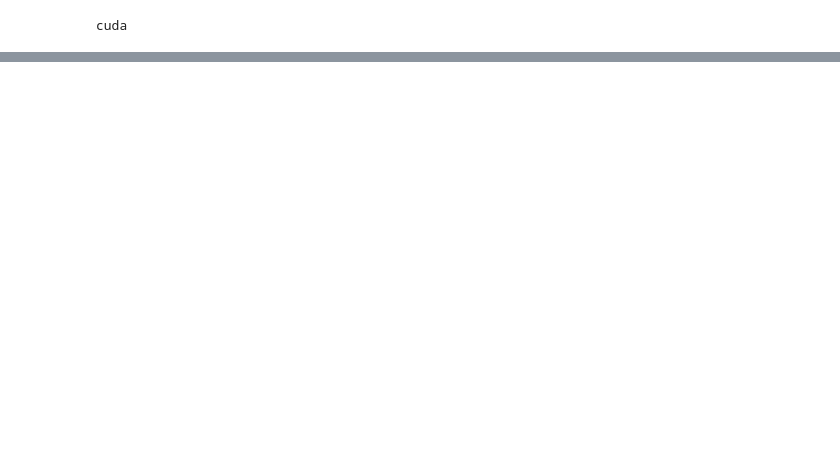
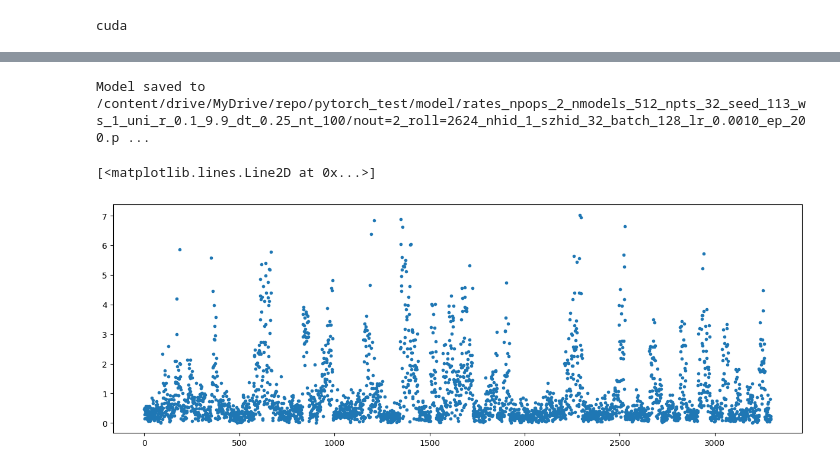
Before and after one commit to niknovikov19/pytorch-test, a Jupyter notebook: regres_rates_1.ipynb, the cells around one changed output, grey strips where cells are left out. Saved outputs shown, nothing was run; the diff lists cells and outputs as text; code cells hidden in the pictures; blank space fills up the shorter version.

```diff
--- a/regres_rates_1.ipynb
+++ b/regres_rates_1.ipynb
@@ -81,32 +113,19 @@ y_test = y[n_train:, :]
 # %%
-torch.manual_seed(0)
-
 # Hyper-parameters
-BATCH_SIZE = 256
+BATCH_SIZE = 128
 LR = 1e-3
-EPOCHS = 1000
-HIDDEN_SZ = 64
+EPOCHS = 200
 
 n_samples = X_train.shape[0]
-n_feat = X_train.shape[1]
+
+X_train = X_train.to(device)
+y_train = y_train.to(device)
+X_test = X_test.to(device)
+y_test = y_test.to(device)
 
 dataset = torch.utils.data.TensorDataset(X_train, y_train)
 loader = torch.utils.data.DataLoader(
     dataset, batch_size=BATCH_SIZE, shuffle=True)
-
-X_test = X_test.to(device)
-y_test = y_test.to(device)
-
-# Define the model
-model = nn.Sequential(
-    nn.Linear(n_feat, HIDDEN_SZ),
-    nn.Tanh(),
-    nn.Linear(HIDDEN_SZ, HIDDEN_SZ),
-    nn.Tanh(),
-    #nn.Linear(HIDDEN_SZ, HIDDEN_SZ),
-    #nn.Tanh(),
-    nn.Linear(HIDDEN_SZ, 1)
-).to(device)
 
 # Loss + optimizer
 loss_fn = nn.MSELoss()
@@ -131,14 +150,14 @@ for epoch in range(1, EPOCHS + 1):
 
     train_loss /= n_samples
 
-    if epoch % 40 == 0 or epoch == 1:
+    if epoch % 20 == 0 or epoch == 1:
         # Testing
         model.eval()   # switch to evaluation mode
         with torch.inference_mode():
             pred = model(X_test)
             test_loss = loss_fn(pred, y_test)
 
-        print(f'Epoch: {epoch:3d}/{EPOCHS}, '
+        print(f'Epoch: {epoch:3d}, '
               f'Train loss: {train_loss:.5f} ',
               f'Test loss: {test_loss:.5f}', flush=True)
 # %% [output]
@@ -161,0 +175,29 @@ Epoch: 1000/1000, Train loss: 0.00262  Test loss: 0.09205
+# %%
+import os
+
+dirpath_out = dirpath_root / 'model' / fname
+os.makedirs(dirpath_out, exist_ok=True)
+
+# Save the trained model
+fname_model = f'nout={n_out}_roll={d}_nhid_{NLAYERS_HID}_szhid_{HIDDEN_SZ}_batch_{BATCH_SIZE}_lr_{LR:.04f}_ep_{EPOCHS}.pth'
+fpath_model = dirpath_out / fname_model
+torch.save(model.state_dict(), fpath_model)
+print(f"Model saved to {fpath_model}")
+# %% [output]
+Model saved to /content/drive/MyDrive/repo/pytorch_test/model/rates_npops_2_nmodels_512_npts_32_seed_113_ws_1_uni_r_0.1_9.9_dt_0.25_nt_100/nout=2_roll=2624_nhid_1_szhid_32_batch_128_lr_0.0010_ep_200.p ...
+# %%
+model.eval()
+with torch.inference_mode():
+    ypred = model(X_test.to(device))
+Xtest = X_test.cpu().numpy()
+ypred = ypred.cpu().numpy()
+ytest = y_test.cpu().numpy()
+err = ypred - ytest
+err = np.sqrt(np.sum(err ** 2, axis=1))
+
+plt.figure(figsize=(15, 5))
+plt.plot(np.abs(err), '.')
+#plt.ylim(0, 0.25)
+# %% [output]
+[<matplotlib.lines.Line2D at 0x...>]
+[figure, added]
```
Also changed, not shown: parts of 18 cells of this notebook, 17 other files.
